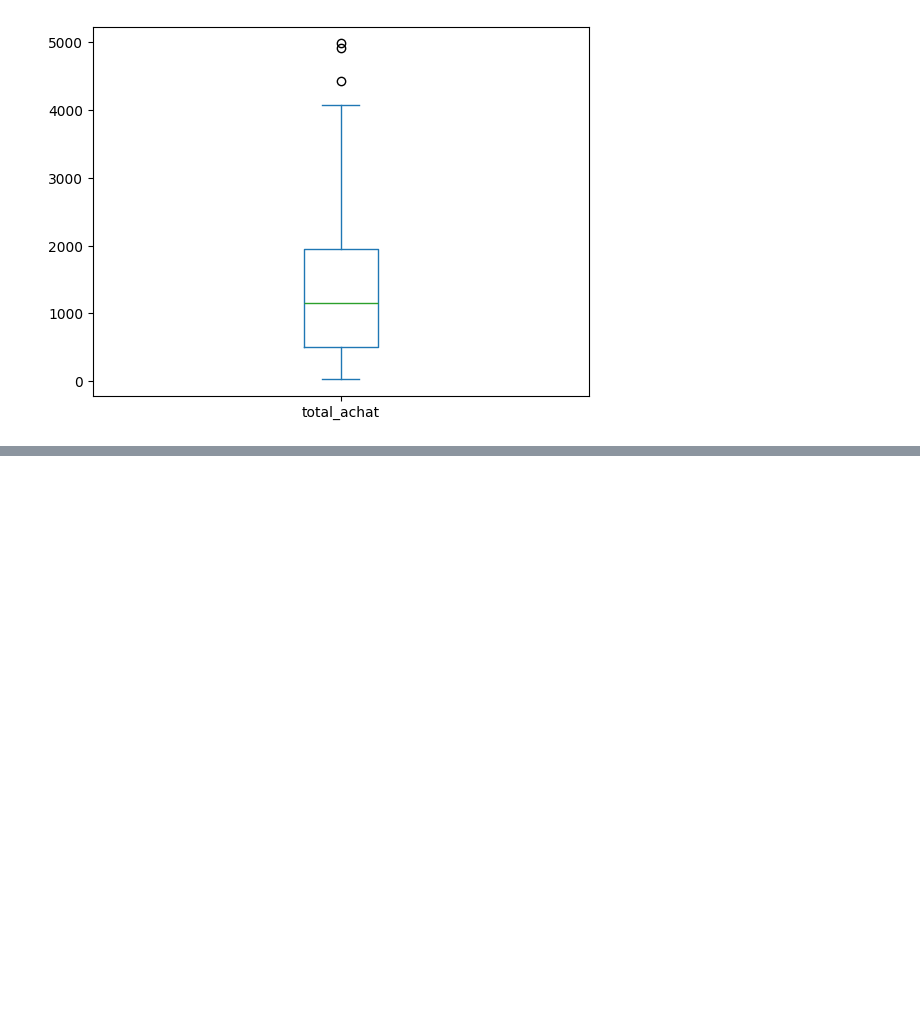
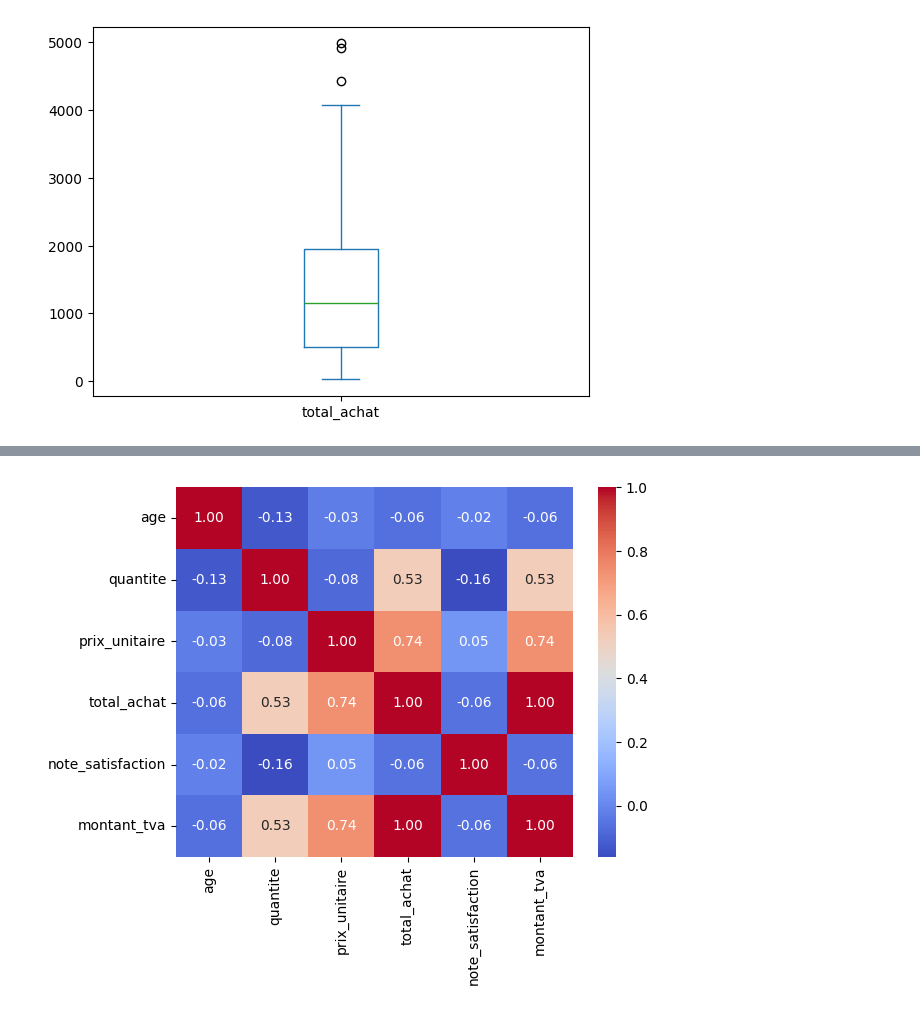
Before and after one commit to H3-8/pandas, a Jupyter notebook: notebook.ipynb, the cells around one changed output, grey strips where cells are left out. Cells and saved outputs as stored; diff of their text form; code cells hidden in the pictures; blank space fills up the shorter version.

```diff
--- a/notebook.ipynb
+++ b/notebook.ipynb
@@ -957,0 +955,5 @@ import matplotlib.pyplot as plt
+# %%
+sns.heatmap(corr_matrix, annot=True, fmt='.2f', cmap='coolwarm')
+plt.show()
+# %% [output]
+[figure, added]
```
Also changed, not shown: parts of 3 cells of this notebook.
